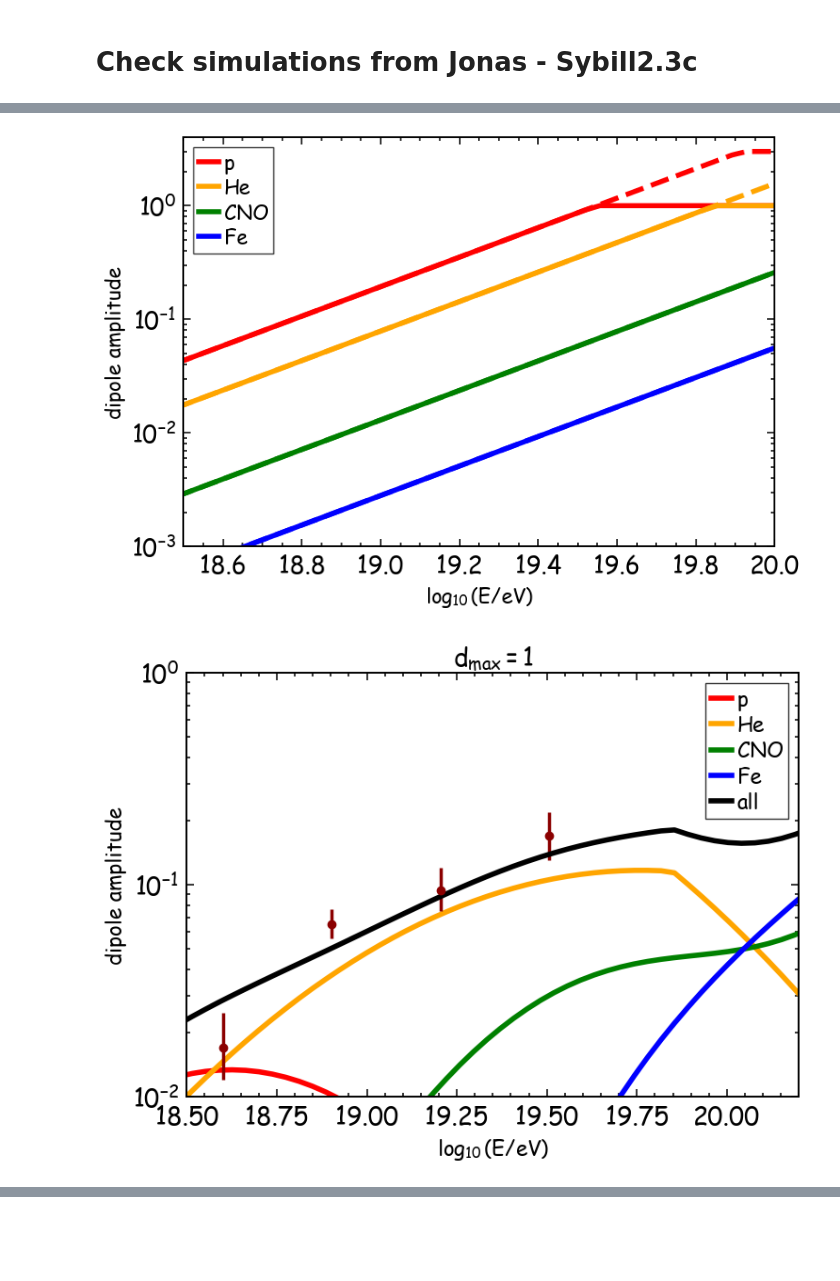
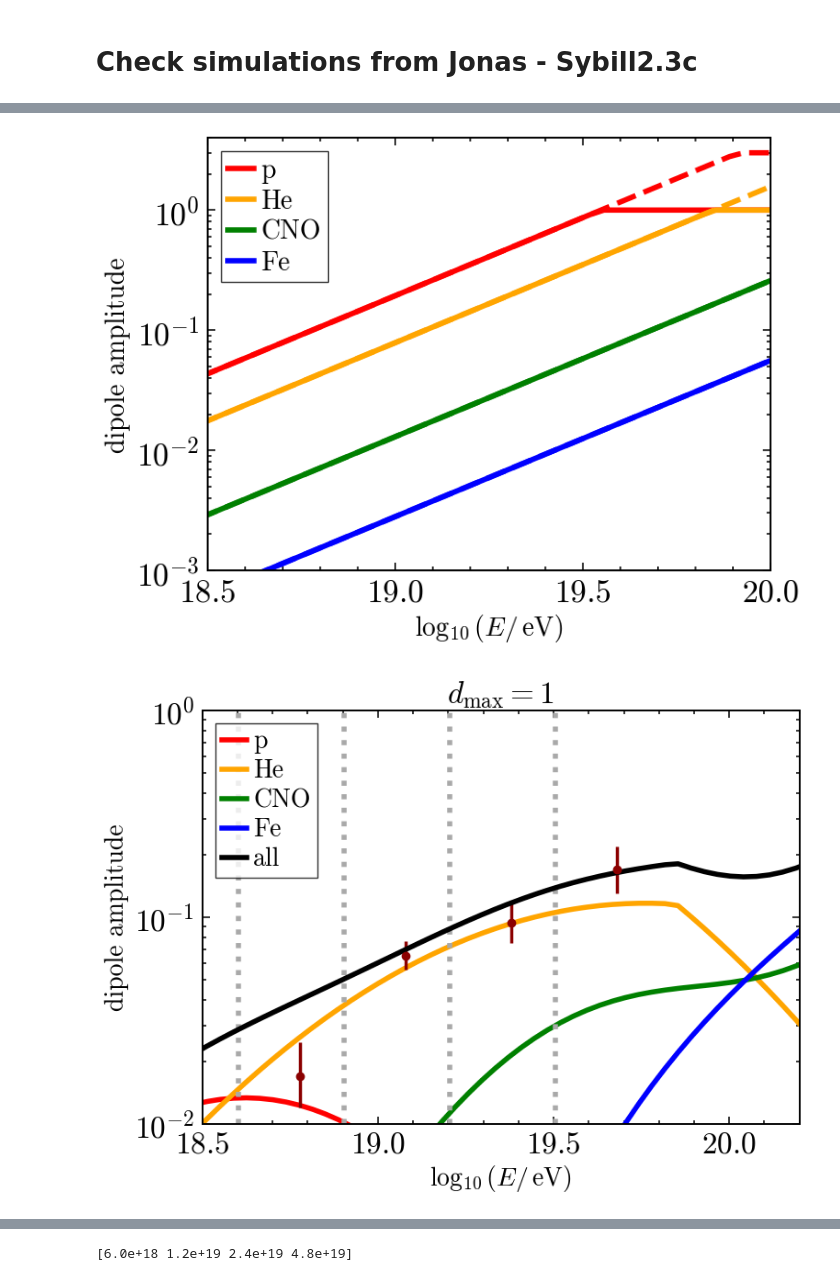
Before and after one commit to paolo-magnani/aixnet_simulations, a Jupyter notebook: simulation_lib.ipynb, the cells around one changed output, grey strips where cells are left out. Cells and saved outputs as stored; diff of their text form; code cells hidden in the pictures; blank space fills up the shorter version.

```diff
--- a/simulation_lib.ipynb
+++ b/simulation_lib.ipynb
@@ -120,10 +121,10 @@ print(len(dd['energy']))
 
 plt.figure(figsize=(10,6))
 for name in names:
-    plt.hist(np.log10(dd['energy'][dd['mass']==names[name]]), histtype='step', fill=False, lw=4, color=colors[name], label=f'{name}')
-plt.hist(np.log10(dd['energy']), histtype='step', stacked=False, fill=False, color='k', lw=4, label='all')
-plt.xlabel(r'$\log_{10}(E/EeV)$')
-plt.ylabel(r'#')
+    plt.hist(np.log10(dd['energy'][dd['mass']==names[name]]*1e18), histtype='step', fill=False, lw=4, color=colors[name], label=f'{name}')
+plt.hist(np.log10(dd['energy']*1e18), histtype='step', stacked=False, fill=False, color='k', lw=4, label='all')
+plt.xlabel(r'$\log_{10}(E/\, \mathrm{eV})$')
+plt.ylabel(r'# simulated events')
 plt.legend()
 plt.show()
 # %% [output]
@@ -196,12 +189,12 @@ ene = np.linspace(np.log10(3e18),np.log10(200e18))
 # pene = np.linspace(np.log10(3e18))
 # print(ene)
 
-plt.figure(figsize=(10,6))
+plt.figure(figsize=(9,6))
 for name in names:
     plt.plot(ene, dip.dipole_dependence(name, np.power(10, ene - 18), 1), label=f'{name}', linewidth=4, color=colors[name])
     plt.plot(ene, dip.dipole_dependence(name, np.power(10, ene - 18), 3), ls='--', linewidth=4, color=colors[name])
 
-plt.xlabel(r'$\log_{10}(E/eV)$')
+plt.xlabel(r'$\log_{10}(E/\, \mathrm{eV})$')
 plt.ylabel('dipole amplitude')
 plt.ylim(1e-3, 4)
 plt.xlim(18.5, 20)
@@ -213,7 +206,7 @@ plt.show()
 dtot = np.zeros_like(ene)
 
 plt.figure(figsize=(10,6))
-plt.title(r'$d_{max}=1$')
+plt.title(r'$d_\mathrm{max}=1$')
 for name in names:
     if name == 'Fe':
         ddd = dip.dipole_dependence(name, np.power(10, ene - 18), 1)*(1 - (mf.fraction_func('p', ene) + mf.fraction_func('He', ene) + mf.fraction_func('CNO', ene)))
@@ -223,39 +216,51 @@ for name in names:
         ddd = dip.dipole_dependence(name, np.power(10, ene - 18), 1)*mf.fraction_func(name, ene)
         plt.plot(ene, ddd, label=f'{name}', linewidth=4, color=colors[name])
         dtot += ddd
-plt.errorbar(np.log10(mid_ene), dipole_values, yerr=dipole_errors, ls='', marker='o', color='darkred')
+for i in range(len(energies[:-1])):
+    E = energies[i]
+    Eplus = energies[i+1]
+    plt.axvline(np.log10(E), lw=4, color='darkgrey', ls=':')
+    # emask = (ene>=np.log10(E))&(ene<np.log10(Eplus))
+    # plt.plot(ene[emask], dip.overall_dipole_dependence(10**(ene[emask]-18)), lw=4, color='grey')
+plt.errorbar(np.log10(1.5*mid_ene), dipole_values, yerr=dipole_errors, ls='', marker='o', color='darkred')
 plt.plot(ene, dtot, label='all', linewidth=4, color='k')
-plt.xlabel(r'$\log_{10}(E/eV)$')
+plt.xlabel(r'$\log_{10}(E/\, \mathrm{eV})$')
 plt.ylabel('dipole amplitude')
 plt.ylim(1e-2, 1)
 plt.xlim(18.5, 20.2)
 plt.yscale('log')
-plt.legend()
+plt.legend(loc='upper left')
 plt.show()
 
 
 dtot = np.zeros_like(ene)
 
 plt.figure(figsize=(10,6))
-plt.title(r'$d_{max}=3$')
+plt.title(r'$d_\mathrm{max}=3$')
 for name in names:
     if name == 'Fe':
         ddd = dip.dipole_dependence(name, np.power(10, ene - 18), 3)*(1 - (mf.fraction_func('p', ene) + mf.fraction_func('He', ene) + mf.fraction_func('CNO', ene)))
         plt.plot(ene, ddd, label=f'{name}', linewidth=4, color=colors[name])
         dtot += ddd
     else:
         ddd = dip.dipole_dependence(name, np.power(10, ene - 18), 3)*mf.fraction_func(name, ene)
         plt.plot(ene, ddd, label=f'{name}', linewidth=4, color=colors[name])
         dtot += ddd
-plt.errorbar(np.log10(mid_ene), dipole_values, yerr=dipole_errors, ls='', marker='o', color='darkred')
+for i in range(len(energies[:-1])):
+    E = energies[i]
+    Eplus = energies[i+1]
+    plt.axvline(np.log10(E), lw=4, color='darkgrey', ls=':')
+plt.errorbar(np.log10(1.5*mid_ene), dipole_values, yerr=dipole_errors, ls='', marker='o', color='darkred')
 plt.plot(ene, dtot, label='all', linewidth=4, color='k')
-plt.xlabel(r'$\log_{10}(E/eV)$')
+plt.xlabel(r'$\log_{10}(E/\, \mathrm{eV})$')
 plt.ylabel('dipole amplitude')
 plt.ylim(1e-2, 1)
 plt.xlim(18.5, 20.2)
 plt.yscale('log')
-plt.legend()
+plt.legend(loc='upper left')
 plt.show()
+
+print(1.5*mid_ene)
 # %% [output]
-[figure, old version]
+[figure, new version]
-[figure, old version]
+[figure, new version]
@@ -262,0 +268 @@ plt.show()
+[6.0e+18 1.2e+19 2.4e+19 4.8e+19]
```
Also changed, not shown: parts of 8 cells of this notebook, 4 other files.
